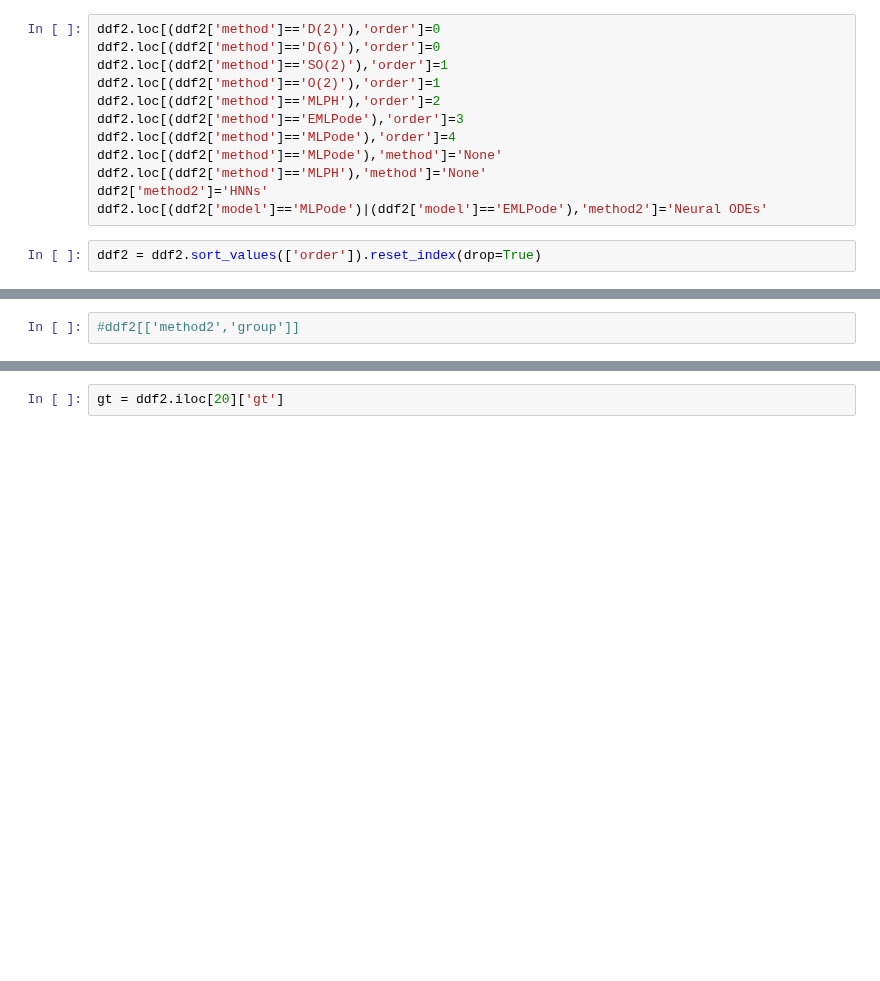
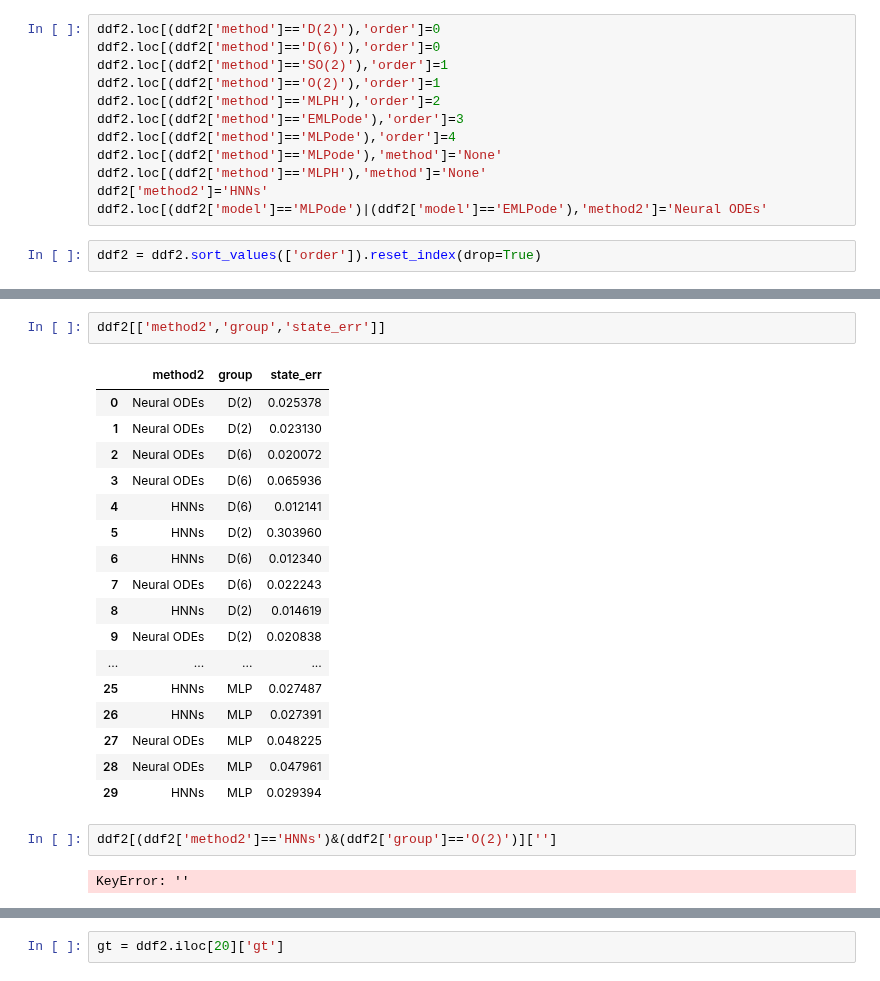
Before and after one commit to mfinzi/equivariant-MLP, a Jupyter notebook: experiments/notebooks/paper_figures.ipynb, the cells around one changed output, grey strips where cells are left out. Saved outputs shown, nothing was run; the diff lists cells and outputs as text; blank space fills up the shorter version.

```diff
--- a/experiments/notebooks/paper_figures.ipynb
+++ b/experiments/notebooks/paper_figures.ipynb
@@ -248,5 +236,27 @@ plt.show()
 # %%
-#ddf2[['method2','group']]
+ddf2[['method2','group','state_err']]
+# %% [output]
+|  | method2 | group | state_err |
+| 0 | Neural ODEs | D(2) | 0.025378 |
+| 1 | Neural ODEs | D(2) | 0.023130 |
+| 2 | Neural ODEs | D(6) | 0.020072 |
+| 3 | Neural ODEs | D(6) | 0.065936 |
+| 4 | HNNs | D(6) | 0.012141 |
+| 5 | HNNs | D(2) | 0.303960 |
+| 6 | HNNs | D(6) | 0.012340 |
+| 7 | Neural ODEs | D(6) | 0.022243 |
+| 8 | HNNs | D(2) | 0.014619 |
+| 9 | Neural ODEs | D(2) | 0.020838 |
+| ... | ... | ... | ... |
+| 25 | HNNs | MLP | 0.027487 |
+| 26 | HNNs | MLP | 0.027391 |
+| 27 | Neural ODEs | MLP | 0.048225 |
+| 28 | Neural ODEs | MLP | 0.047961 |
+| 29 | HNNs | MLP | 0.029394 |
+# %%
+ddf2[(ddf2['method2']=='HNNs')&(ddf2['group']=='O(2)')]['']
+# %% [output]
+KeyError: ''
 # %%
 pall2 = sns.color_palette("husl", 4)
 fig, ax = plt.subplots(figsize=(4,2.5))
```
Also changed, not shown: parts of 12 cells of this notebook, 17 other files.
